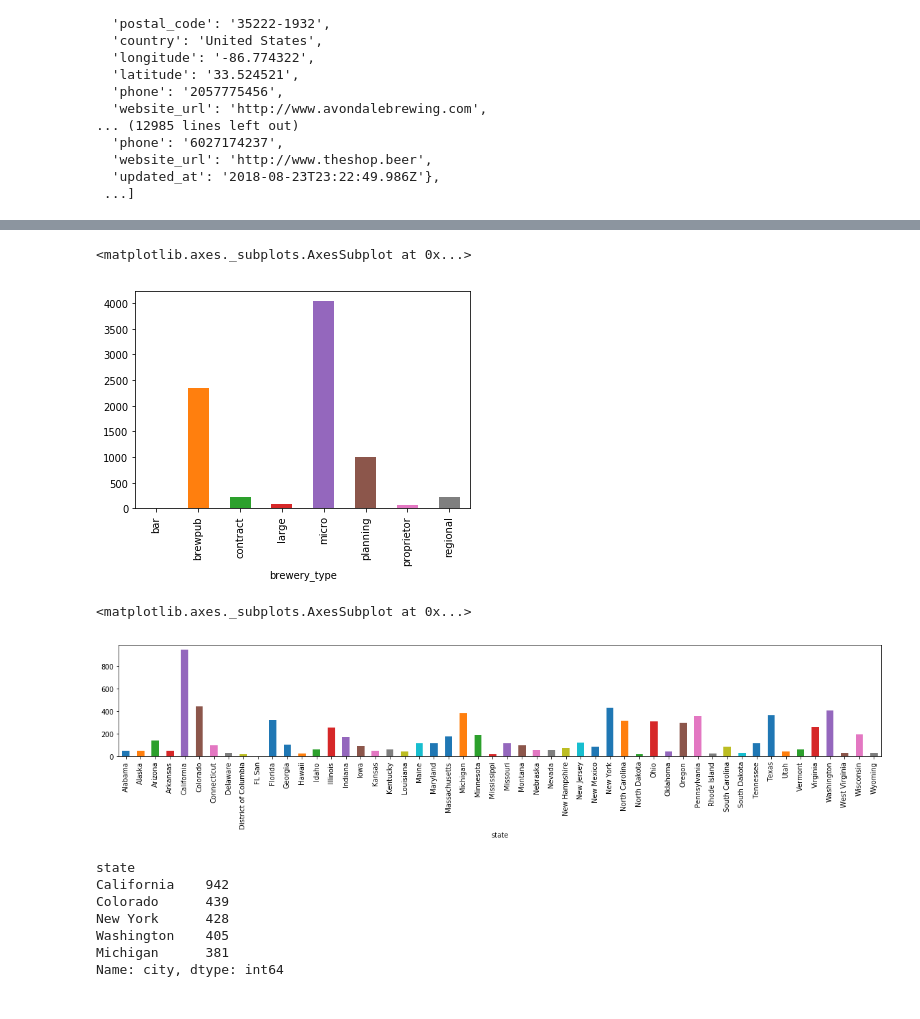
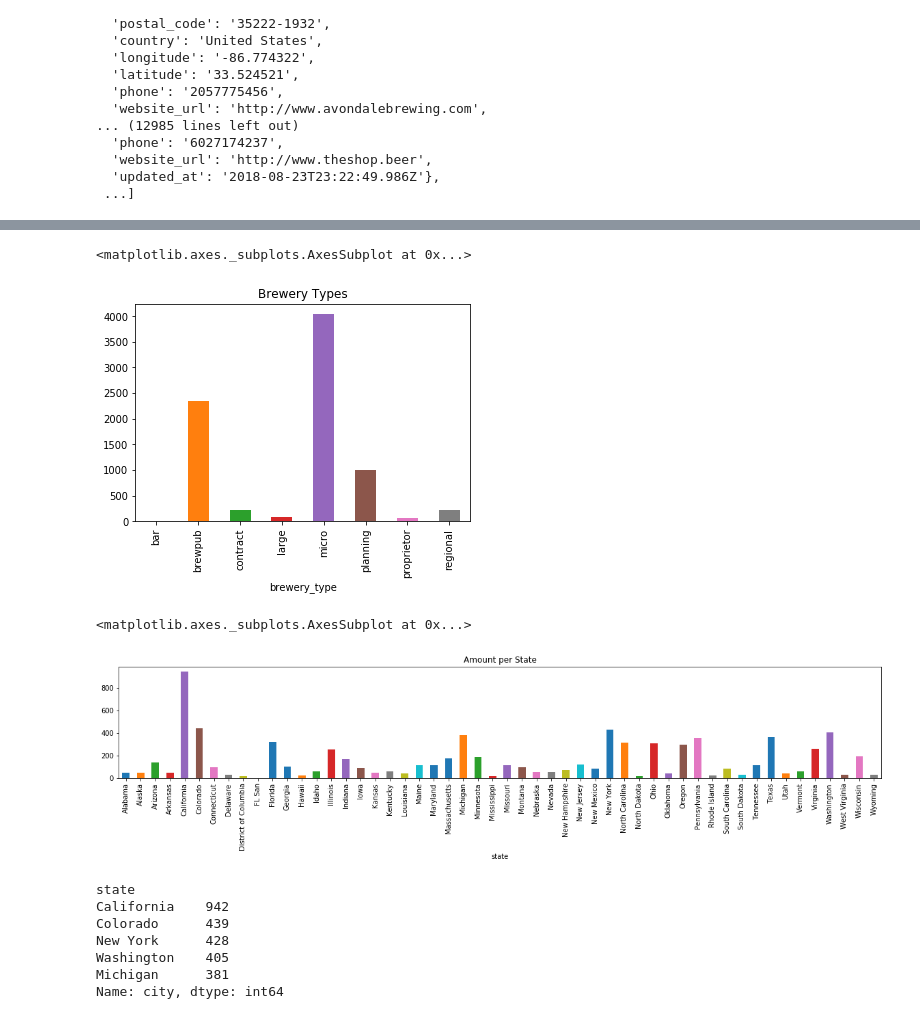
Before and after one commit to Bootcamp-Group-6/BetterBeerBrowsings, a Jupyter notebook: Starter Code.ipynb, the cells around one changed output, grey strips where cells are left out. Drawn from its saved outputs; the diff is of its cells as text; code cells hidden in the pictures.

```diff
--- a/Starter Code.ipynb
+++ b/Starter Code.ipynb
@@ -55,21 +56,21 @@ df.head()
 # %%
 #group by brewery type and graph
 brewery_type = df.groupby("brewery_type").count()
 brewery_type = brewery_type['city']
 x_axis = np.arange(len(brewery_type))
-brewery_type.plot(kind = "bar")
+brewery_type.plot(kind = "bar", title = 'Brewery Types')
 # %% [output]
 <matplotlib.axes._subplots.AxesSubplot at 0x...>
-[figure, old version]
+[figure, new version]
 # %%
 #group by state and graph
 states = df.groupby("state").count()
 states = states['city']
 x_axis = np.arange(len(states))
-states.plot(kind = "bar", figsize=(20,3))
+states.plot(kind = "bar", title = "Amount per State", figsize=(20,3))
 # %% [output]
 <matplotlib.axes._subplots.AxesSubplot at 0x...>
-[figure, old version]
+[figure, new version]
 # %%
 # find the states with the most breweries
 top = states.sort_values(ascending=False)
```
Also changed, not shown: parts of 7 cells of this notebook.
